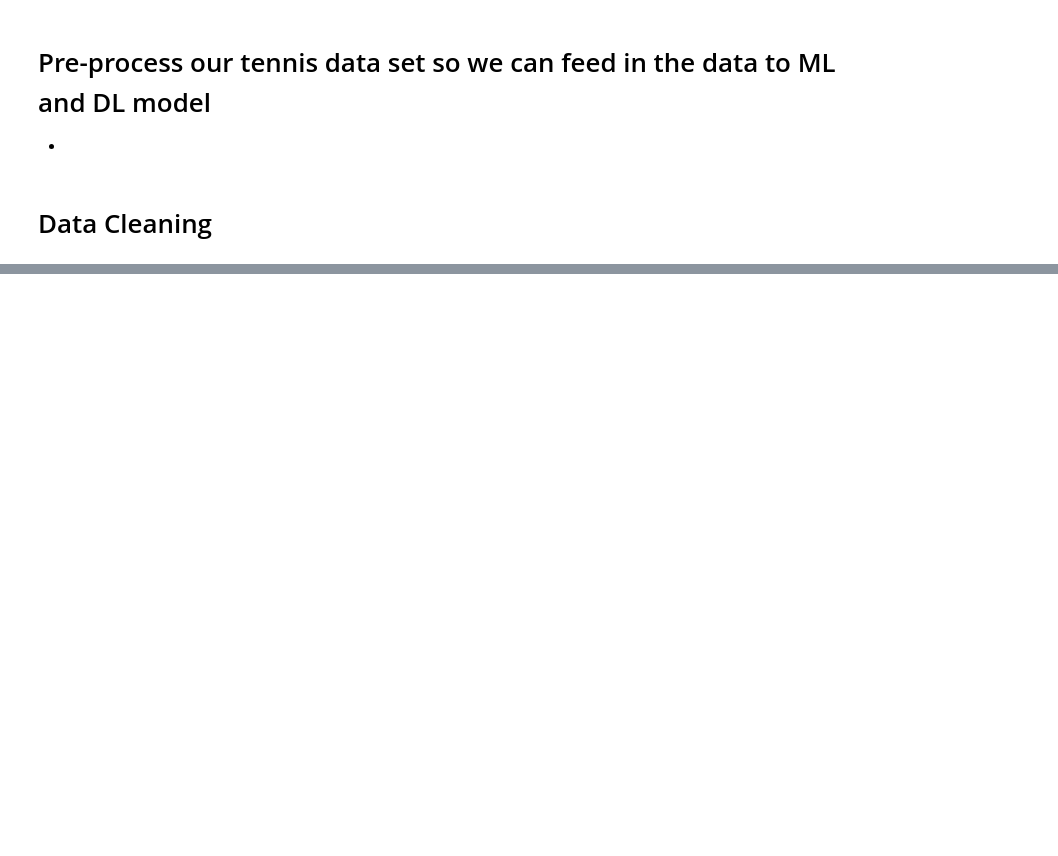
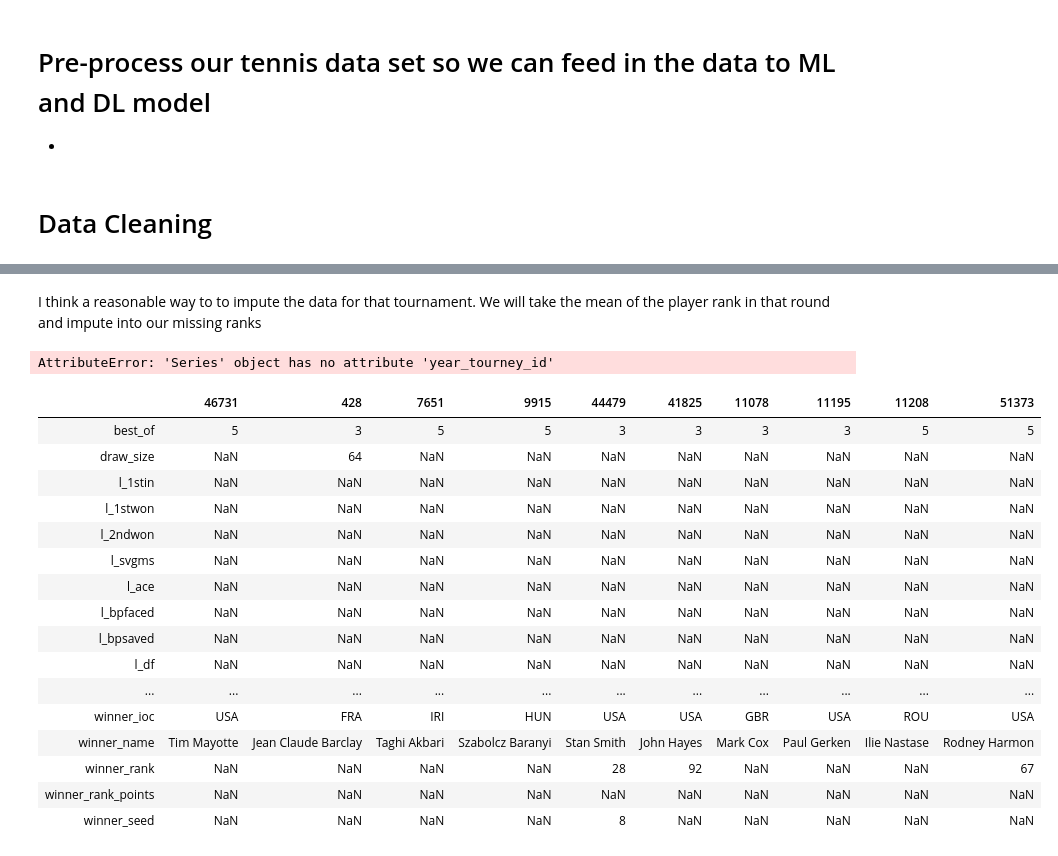
Before and after one commit to sv650s/atp-tennis-predictions, a Jupyter notebook: notebooks/atp pre-processing.ipynb, the cells around one changed output, grey strips where cells are left out. Drawn from its saved outputs; the diff is of its cells as text; code cells hidden in the pictures; blank space fills up the shorter version.

Commit message:
still working on pre-processing to clean data

```diff
--- a/notebooks/atp pre-processing.ipynb
+++ b/notebooks/atp pre-processing.ipynb
@@ -16,9 +16,9 @@ sqlContext
 # %%
 # read in our ATP data set and parse tournament dates
-matches_orig = pd.read_csv('atpdata/ATP.csv', parse_dates=["tourney_date"])
+matches_orig = pd.read_csv(f'{DATASET_DIR}/atpdata/ATP.csv', parse_dates=["tourney_date"])
 
 # we will get tournament info from another dataset
-tourney_orig= pd.read_csv('a-large-tennis-dataset-for-atp-and-itf-betting/all_tournaments.csv')
+tourney_orig= pd.read_csv(f'{DATASET_DIR}/a-large-tennis-dataset-for-atp-and-itf-betting/all_tournaments.csv')
 # %% [markdown]
 # Data Cleaning
 # %%
@@ -112,0 +250,2 @@ KeyError: 'tourney_id'
+# %% [markdown]
+I think a reasonable way to to impute the data for that tournament. We will take the mean of the player rank in that round and impute into our missing ranks
@@ -112,0 +257,5 @@ KeyError: 'tourney_id'
+# %%
+loser_missing_ranks = matches[matches.loser_rank.isnull()][["year_tourney_id", "round", "loser_name"]]
+impute_missing_rank(matches, loser_missing_ranks, "loser_name")
+# %% [output]
+AttributeError: 'Series' object has no attribute 'year_tourney_id'
@@ -112,0 +264,20 @@ KeyError: 'tourney_id'
+# %%
+matches_orig[matches_orig.loser_rank.isnull()].sample(10).T
+# %% [output]
+|  | 46731 | 428 | 7651 | 9915 | 44479 | 41825 | 11078 | 11195 | 11208 | 51373 |
+| best_of | 5 | 3 | 5 | 5 | 3 | 3 | 3 | 3 | 5 | 5 |
+| draw_size | NaN | 64 | NaN | NaN | NaN | NaN | NaN | NaN | NaN | NaN |
+| l_1stin | NaN | NaN | NaN | NaN | NaN | NaN | NaN | NaN | NaN | NaN |
+| l_1stwon | NaN | NaN | NaN | NaN | NaN | NaN | NaN | NaN | NaN | NaN |
+| l_2ndwon | NaN | NaN | NaN | NaN | NaN | NaN | NaN | NaN | NaN | NaN |
+| l_svgms | NaN | NaN | NaN | NaN | NaN | NaN | NaN | NaN | NaN | NaN |
+| l_ace | NaN | NaN | NaN | NaN | NaN | NaN | NaN | NaN | NaN | NaN |
+| l_bpfaced | NaN | NaN | NaN | NaN | NaN | NaN | NaN | NaN | NaN | NaN |
+| l_bpsaved | NaN | NaN | NaN | NaN | NaN | NaN | NaN | NaN | NaN | NaN |
+| l_df | NaN | NaN | NaN | NaN | NaN | NaN | NaN | NaN | NaN | NaN |
+| ... | ... | ... | ... | ... | ... | ... | ... | ... | ... | ... |
+| winner_ioc | USA | FRA | IRI | HUN | USA | USA | GBR | USA | ROU | USA |
+| winner_name | Tim Mayotte | Jean Claude Barclay | Taghi Akbari | Szabolcz Baranyi | Stan Smith | John Hayes | Mark Cox | Paul Gerken | Ilie Nastase | Rodney Harmon |
+| winner_rank | NaN | NaN | NaN | NaN | 28 | 92 | NaN | NaN | NaN | 67 |
+| winner_rank_points | NaN | NaN | NaN | NaN | NaN | NaN | NaN | NaN | NaN | NaN |
+| winner_seed | NaN | NaN | NaN | NaN | 8 | NaN | NaN | NaN | NaN | NaN |
```
Also changed, not shown: parts of 26 cells of this notebook, 2 other files.
